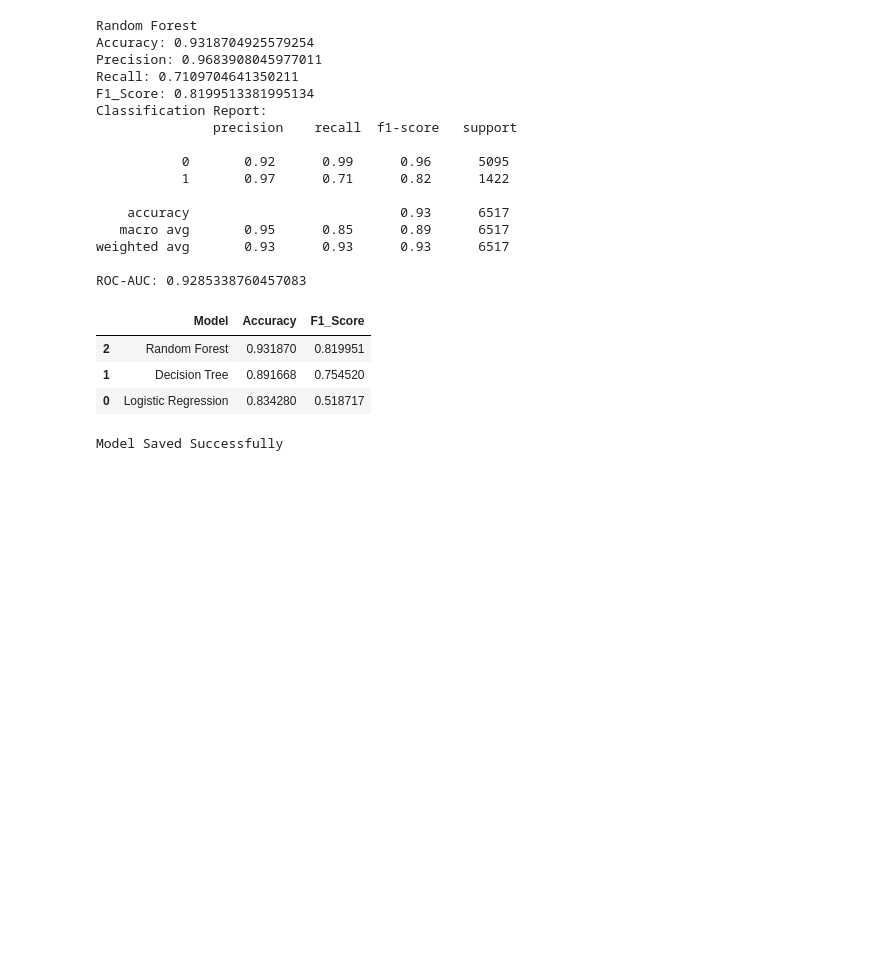
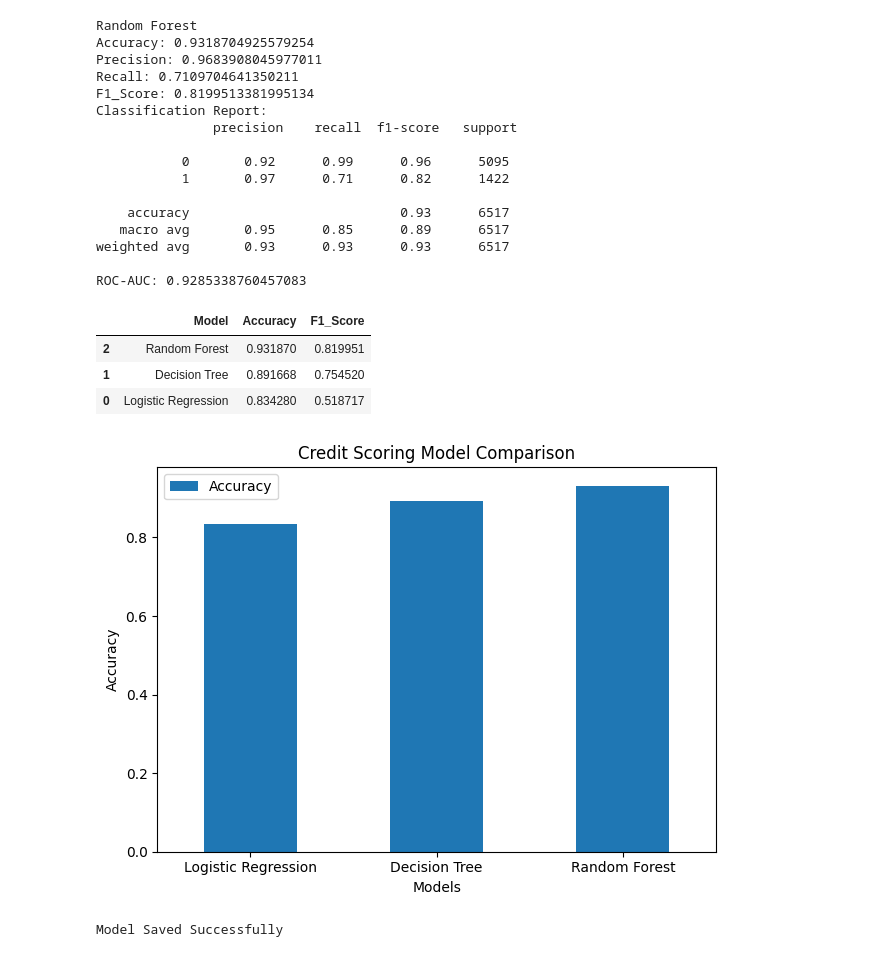
Before and after one commit to poojasoni-05/CreditScoringModel, a Jupyter notebook: notebooks/Credit_Scoring.ipynb, the cells around one changed output. Cells and saved outputs as stored; diff of their text form; code cells hidden in the pictures; blank space fills up the shorter version.

Commit message:
Completed Credit Scoring Model

```diff
--- a/notebooks/Credit_Scoring.ipynb
+++ b/notebooks/Credit_Scoring.ipynb
@@ -251,6 +251,24 @@ results.sort_values(
 | 2 | Random Forest | 0.931870 | 0.819951 |
 | 1 | Decision Tree | 0.891668 | 0.754520 |
 | 0 | Logistic Regression | 0.834280 | 0.518717 |
+# %%
+import matplotlib.pyplot as plt
+
+results.plot(
+    x="Model",
+    y="Accuracy",
+    kind="bar"
+)
+
+plt.title("Credit Scoring Model Comparison")
+plt.xlabel("Models")
+plt.ylabel("Accuracy")
+plt.xticks(rotation=0)
+
+plt.tight_layout()
+plt.show()
+# %% [output]
+[figure, added]
 # %%
 import joblib
 joblib.dump(rf, "credit_scoring_rf_model.pkl")
```
